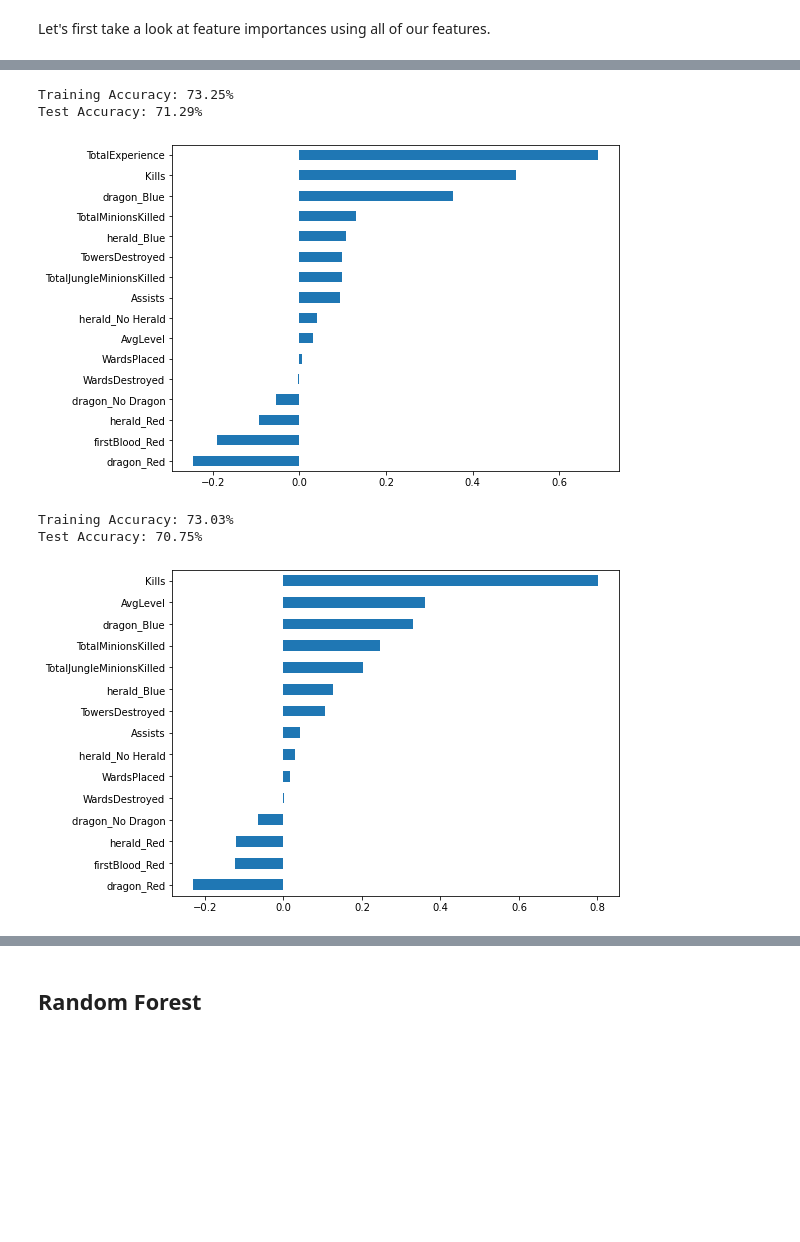
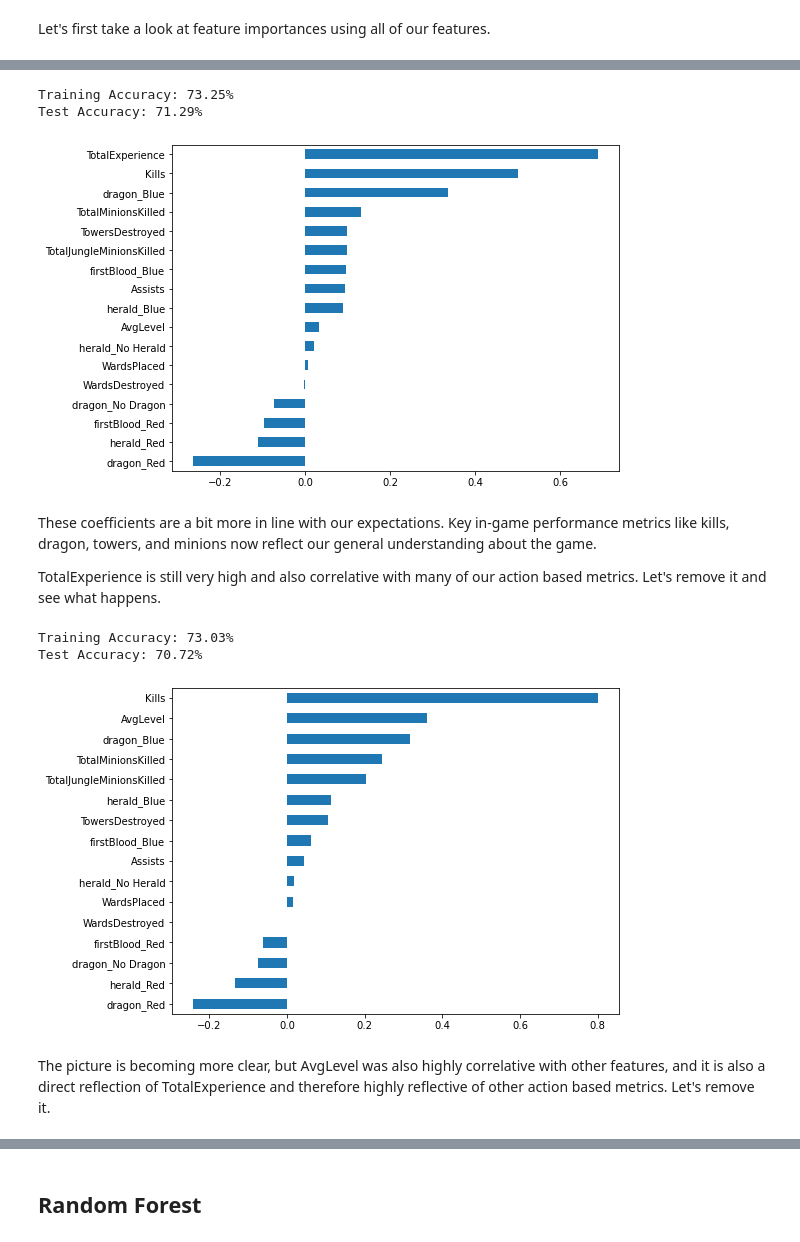
Before and after one commit to Drymander/League-of-Legends-Victory-Classification, a Jupyter notebook: Johnny Dryman - Phase 3 Project Notebook.ipynb, the cells around one changed output, grey strips where cells are left out. Saved outputs shown, nothing was run; the diff lists cells and outputs as text; code cells hidden in the pictures; blank space fills up the shorter version.

```diff
--- a/Johnny Dryman - Phase 3 Project Notebook.ipynb
+++ b/Johnny Dryman - Phase 3 Project Notebook.ipynb
@@ -419,7 +411,7 @@ categoricals, numericals
 # %%
 # Encode categorical columns, only drop if binary
 
-encoder = OneHotEncoder(sparse=False,drop='if_binary')
+encoder = OneHotEncoder(sparse=False,drop=None)
 train_categoricals = encoder.fit_transform(X_train[categoricals])
 test_categoricals = encoder.transform(X_test[categoricals])
 train_categoricals
@@ -685,8 +687,8 @@ weighted avg       0.72      0.72      0.72      2964
 # %%
 # Create coefficient graph function
 
-def coef_graph(X_train, X_test, y_train=y_train, y_test=y_test):
-    model = LogisticRegression()
+def plot_coefficients(X_train, X_test, y_train=y_train, y_test=y_test):
+    model = LogisticRegression(random_state=8)
     model.fit(X_train, y_train)
     coeffs = pd.Series(model.coef_.flatten(), index=X_train.columns).sort_values(ascending=True)
     model_accuracy(model, X_train=X_train, y_train=y_train, X_test=X_test, y_test=y_test)
@@ -706,21 +714,27 @@ Earlier, we noticed TotalGold has very high multicollinearity with multiple feat
 # %%
 X_train_coeff = X_train.drop(['TotalGold'],axis=1)
 X_test_coeff = X_test.drop(['TotalGold'],axis=1)
 
-coef_graph(X_train_coeff, X_test_coeff)
+plot_coefficients(X_train_coeff, X_test_coeff)
 # %% [output]
 Training Accuracy: 73.25%
 Test Accuracy: 71.29%
-[figure, old version]
+[figure, new version]
+# %% [markdown]
+These coefficients are a bit more in line with our expectations.  Key in-game performance metrics like kills, dragon, towers, and minions now reflect our general understanding about the game.
+
+TotalExperience is still very high and also correlative with many of our action based metrics.  Let's remove it and see what happens.
 # %%
 X_train_coeff = X_train.drop(['TotalGold', 'TotalExperience'],axis=1)
 X_test_coeff = X_test.drop(['TotalGold', 'TotalExperience'],axis=1)
 
-coef_graph(X_train_coeff, X_test_coeff)
+plot_coefficients(X_train_coeff, X_test_coeff)
 # %% [output]
 Training Accuracy: 73.03%
-Test Accuracy: 70.75%
+Test Accuracy: 70.72%
-[figure, old version]
+[figure, new version]
+# %% [markdown]
+The picture is becoming more clear, but AvgLevel was also highly correlative with other features, and it is also a direct reflection of TotalExperience and therefore highly reflective of other action based metrics.  Let's remove it.
 # %%
 X_train_coeff = X_train.drop(['TotalGold', 'TotalExperience', 'AvgLevel'],axis=1)
 X_test_coeff = X_test.drop(['TotalGold', 'TotalExperience', 'AvgLevel'],axis=1)
```
Also changed, not shown: parts of 50 cells of this notebook, 1 other file.
